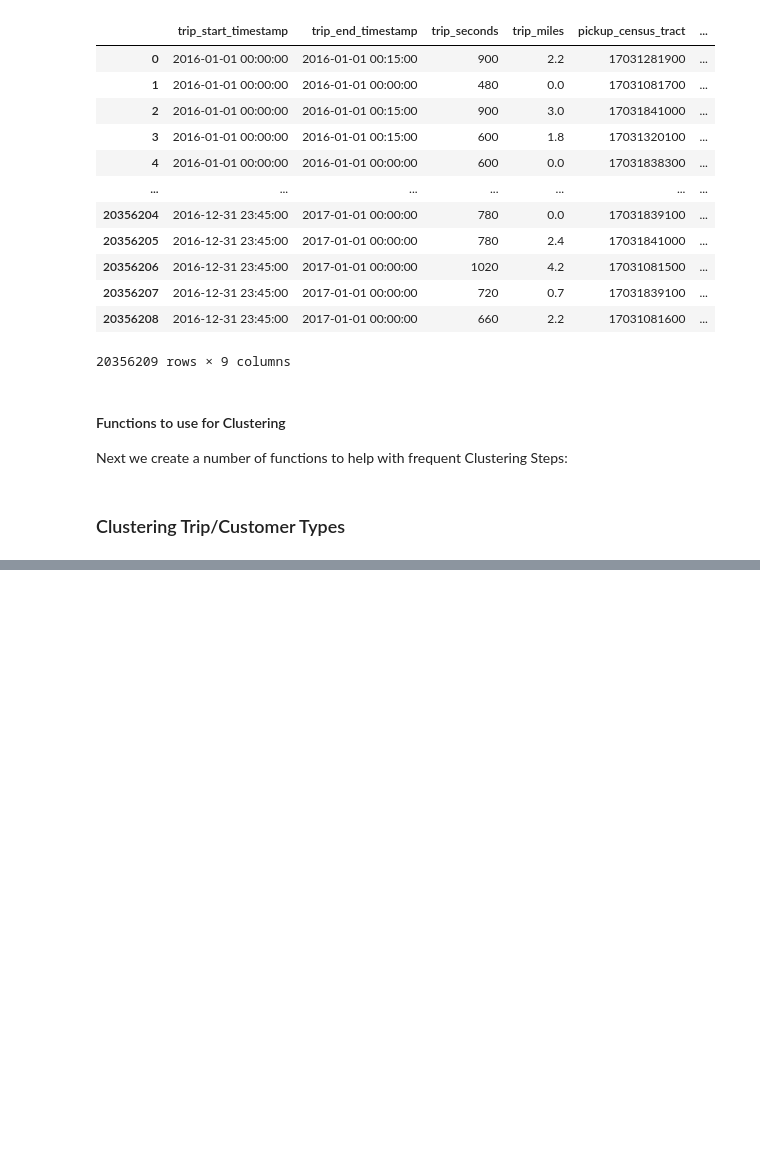
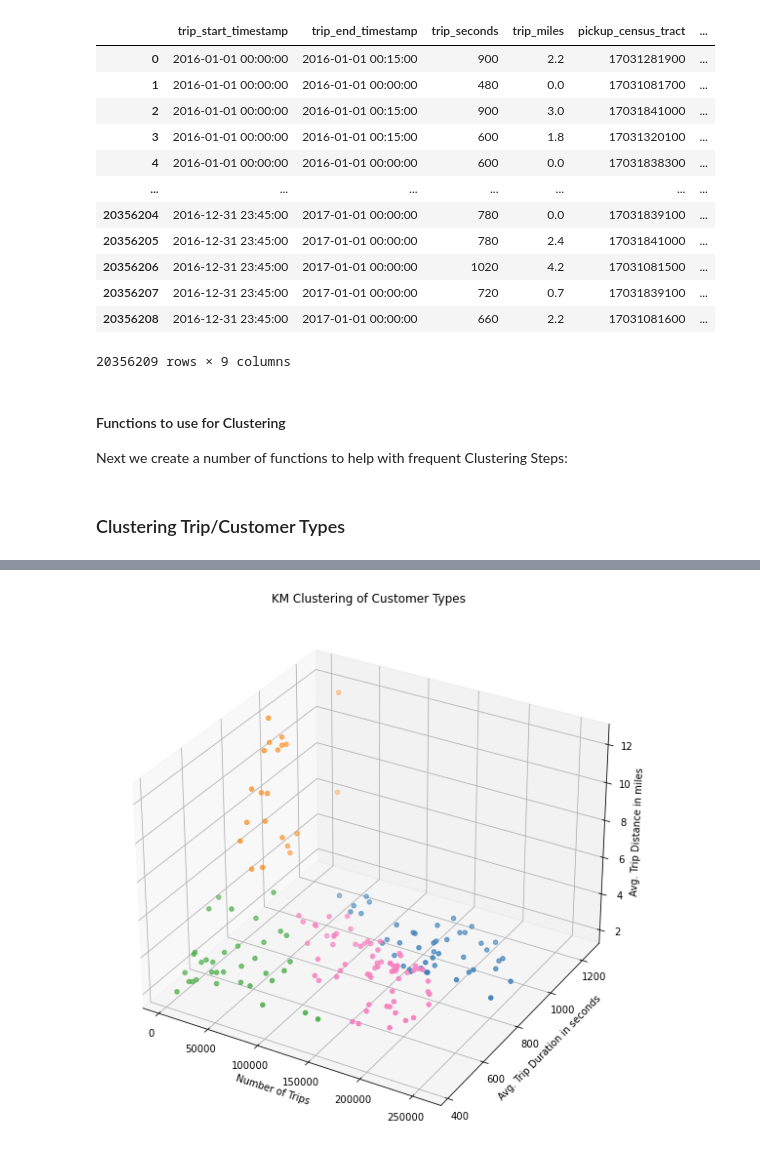
Before and after one commit to yassinehammou27/AAA_intentionally_blank, a Jupyter notebook: clustering.ipynb, the cells around one changed output, grey strips where cells are left out. Cells and saved outputs as stored; diff of their text form; code cells hidden in the pictures; blank space fills up the shorter version.

```diff
--- a/clustering.ipynb
+++ b/clustering.ipynb
@@ -91,0 +191,10 @@ def describeData(originalDataframe, scaledDataframe, numClusters):
+# %%
+# Define the cluster amount here
+cluster = 4
+
+# Calculating KMeans
+calcKMeans(cluster, taxi_df_customer_types_cluster_scaled)
+
+# Adding the clusters from KMeans into the original dataframe
+taxi_df_clustering_merged.loc[:, 'ClusterKM'] = taxi_df_customer_types_cluster_scaled['ClusterKM']
+taxi_df_clustering_merged
@@ -91,0 +215,21 @@ def describeData(originalDataframe, scaledDataframe, numClusters):
+# %%
+#Plotting the Clustering in 3D
+fig = plt.figure(figsize=(10, 10))
+
+# Colors to map to clusters
+colors = {0:'#377eb8', 1:'#ff7f00', 2:'#4daf4a', 3:'#f781bf'}
+ax = fig.add_subplot(projection='3d')
+
+ax.scatter(xs=taxi_df_clustering_merged['n_trips'], ys=taxi_df_clustering_merged['avg_trip_duration'], zs=taxi_df_clustering_merged['avg_trip_distance'], c=taxi_df_clustering_merged['ClusterKM'].map(colors))
+
+#handles = [Line2D([0], [0], marker='o', color='w', markerfacecolor=v, label=k, markersize=8) for k, v in colors.items()]
+#ax.legend(title='Cluster', handles=handles, bbox_to_anchor=(1.05, 1), loc='upper left')
+
+plt.title('KM Clustering of Customer Types')
+plt.xlabel('Number of Trips')
+plt.ylabel('Avg. Trip Duration in seconds')
+ax.set_zlabel('Avg. Trip Distance in miles')
+ax.zaxis.labelpad = 0
+plt.show()
+# %% [output]
+[figure, added]
```
Also changed, not shown: parts of 17 cells of this notebook.
